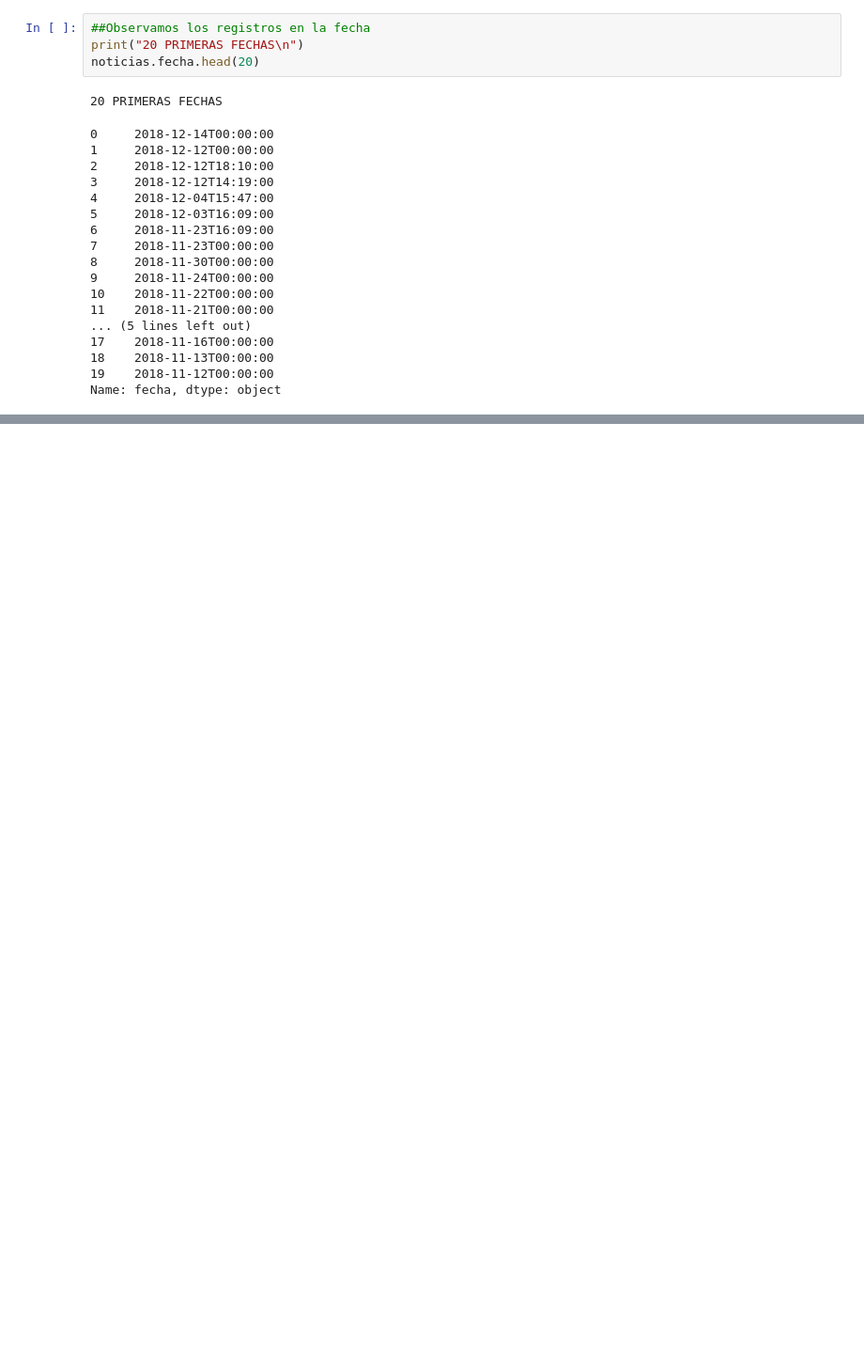
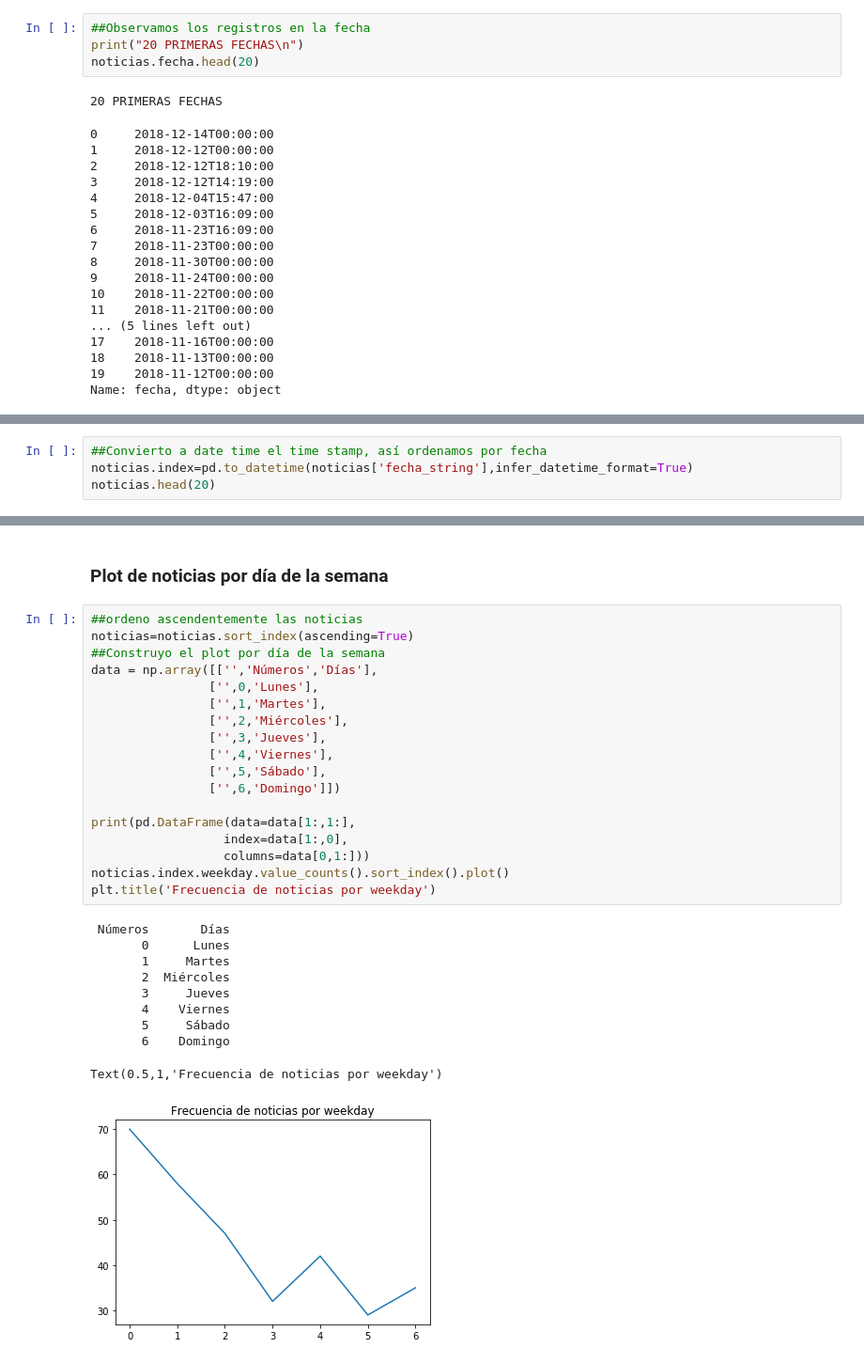
Before and after one commit to tahtty/noticiasVenezuela, a Jupyter notebook: EDA.ipynb, the cells around one changed output, grey strips where cells are left out. Shown at 94% size. Cells and saved outputs as stored; diff of their text form; blank space fills up the shorter version.

Commit message:
análisis de noticias en el tiempo terminado

```diff
--- a/EDA.ipynb
+++ b/EDA.ipynb
@@ -199,3 +200,7 @@ noticias.head(20)
 | 17 | 2018-11-16T00:00:00 | https://www.eluniverso.com/notici... | Costa Rica pide apoyo internacion... | Guatemala - El presidente de Cost... | Politica | 2018-11-16 |
 | 18 | 2018-11-13T00:00:00 | https://www.eluniverso.com/notici... | Falta de gasolina incrementa los ... | Caracas - Las habituales filas la... | Economia | 2018-11-13 |
 | 19 | 2018-11-12T00:00:00 | https://www.eluniverso.com/notici... | Repatriarán a más de 200 chilenos... | Santiago de Chile - Más de 200 ch... | Migracion | 2018-11-12 |
+# %%
+##Convierto a date time el time stamp, así ordenamos por fecha
+noticias.index=pd.to_datetime(noticias['fecha_string'],infer_datetime_format=True)
+noticias.head(20)
@@ -201,0 +226,31 @@ noticias.head(20)
+# %% [markdown]
+### Plot de noticias por día de la semana
+# %%
+##ordeno ascendentemente las noticias
+noticias=noticias.sort_index(ascending=True)
+##Construyo el plot por día de la semana
+data = np.array([['','Números','Días'],
+                ['',0,'Lunes'],
+                ['',1,'Martes'],
+                ['',2,'Miércoles'],
+                ['',3,'Jueves'],
+                ['',4,'Viernes'],
+                ['',5,'Sábado'],
+                ['',6,'Domingo']])
+
+print(pd.DataFrame(data=data[1:,1:],
+                  index=data[1:,0],
+                  columns=data[0,1:]))
+noticias.index.weekday.value_counts().sort_index().plot()
+plt.title('Frecuencia de noticias por weekday')
+# %% [output]
+ Números       Días
+       0      Lunes
+       1     Martes
+       2  Miércoles
+       3     Jueves
+       4    Viernes
+       5     Sábado
+       6    Domingo
+Text(0.5,1,'Frecuencia de noticias por weekday')
+[figure, added]
```
Also changed, not shown: parts of 11 cells of this notebook.
